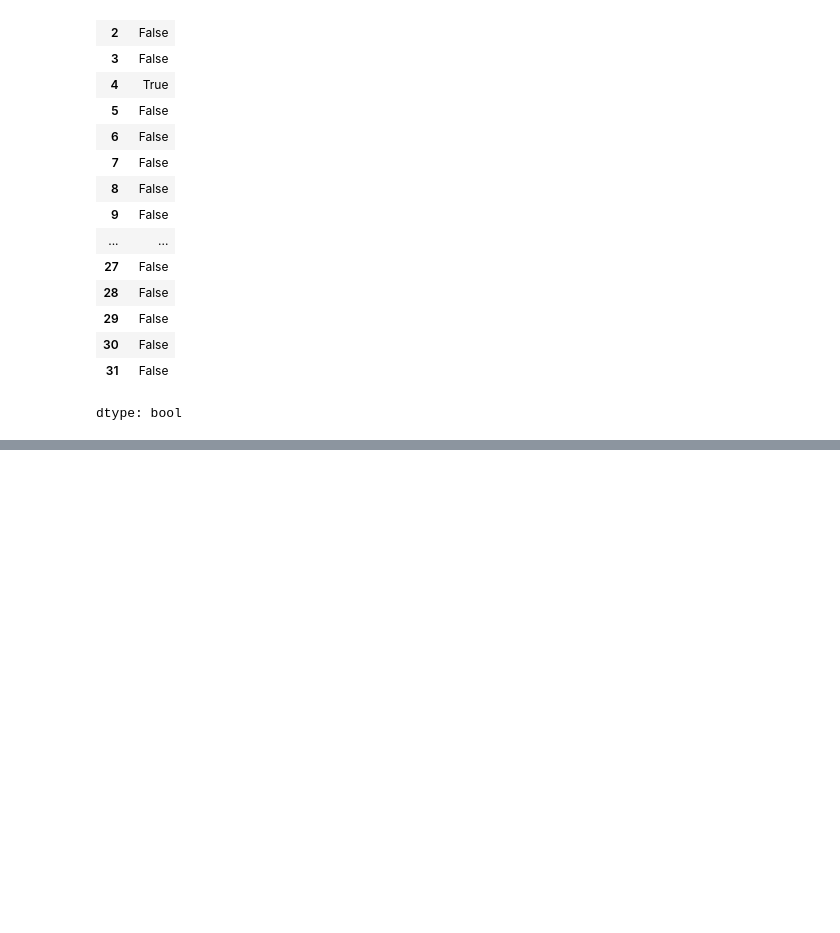
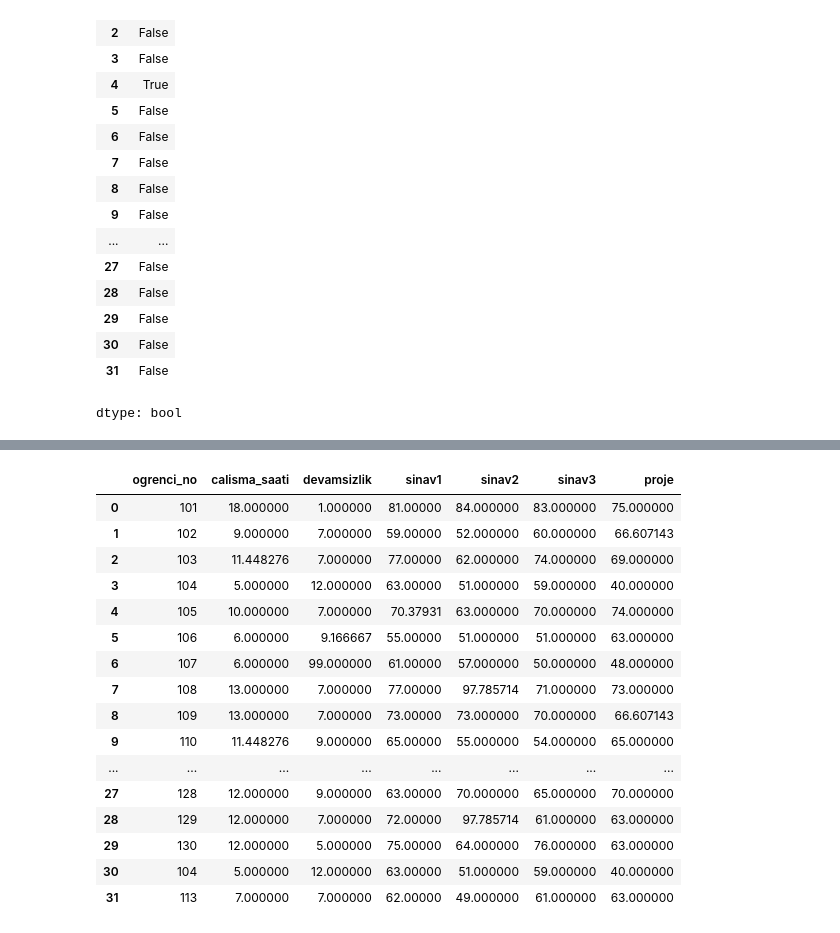
Before and after one commit to europecodingschool/ECS---VB---YZ---08.26, a Jupyter notebook: VB_YZ_Ders_5_.ipynb, the cells around one changed output, grey strips where cells are left out. Saved outputs shown, nothing was run; the diff lists cells and outputs as text; code cells hidden in the pictures; blank space fills up the shorter version.

```diff
--- a/VB_YZ_Ders_5_.ipynb
+++ b/VB_YZ_Ders_5_.ipynb
@@ -512,0 +625,20 @@ dtype: bool
+# %%
+notlar_df.fillna(notlar_df.mean()) #Tüm boşlukları sütun ortalamaları ile doldur.
+# %% [output]
+|  | ogrenci_no | calisma_saati | devamsizlik | sinav1 | sinav2 | sinav3 | proje |
+| 0 | 101 | 18.000000 | 1.000000 | 81.00000 | 84.000000 | 83.000000 | 75.000000 |
+| 1 | 102 | 9.000000 | 7.000000 | 59.00000 | 52.000000 | 60.000000 | 66.607143 |
+| 2 | 103 | 11.448276 | 7.000000 | 77.00000 | 62.000000 | 74.000000 | 69.000000 |
+| 3 | 104 | 5.000000 | 12.000000 | 63.00000 | 51.000000 | 59.000000 | 40.000000 |
+| 4 | 105 | 10.000000 | 7.000000 | 70.37931 | 63.000000 | 70.000000 | 74.000000 |
+| 5 | 106 | 6.000000 | 9.166667 | 55.00000 | 51.000000 | 51.000000 | 63.000000 |
+| 6 | 107 | 6.000000 | 99.000000 | 61.00000 | 57.000000 | 50.000000 | 48.000000 |
+| 7 | 108 | 13.000000 | 7.000000 | 77.00000 | 97.785714 | 71.000000 | 73.000000 |
+| 8 | 109 | 13.000000 | 7.000000 | 73.00000 | 73.000000 | 70.000000 | 66.607143 |
+| 9 | 110 | 11.448276 | 9.000000 | 65.00000 | 55.000000 | 54.000000 | 65.000000 |
+| ... | ... | ... | ... | ... | ... | ... | ... |
+| 27 | 128 | 12.000000 | 9.000000 | 63.00000 | 70.000000 | 65.000000 | 70.000000 |
+| 28 | 129 | 12.000000 | 7.000000 | 72.00000 | 97.785714 | 61.000000 | 63.000000 |
+| 29 | 130 | 12.000000 | 5.000000 | 75.00000 | 64.000000 | 76.000000 | 63.000000 |
+| 30 | 104 | 5.000000 | 12.000000 | 63.00000 | 51.000000 | 59.000000 | 40.000000 |
+| 31 | 113 | 7.000000 | 7.000000 | 62.00000 | 49.000000 | 61.000000 | 63.000000 |
```
Also changed, not shown: parts of 31 cells of this notebook.
